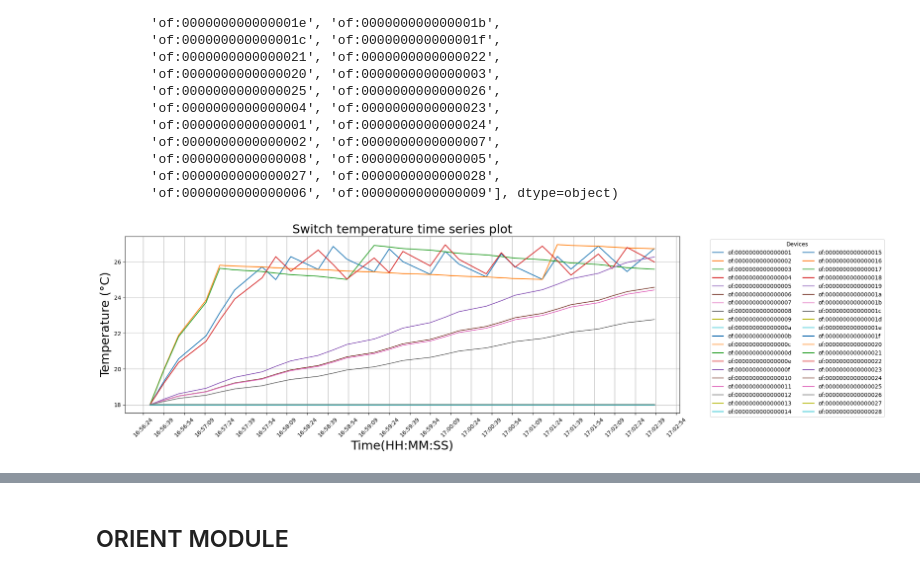
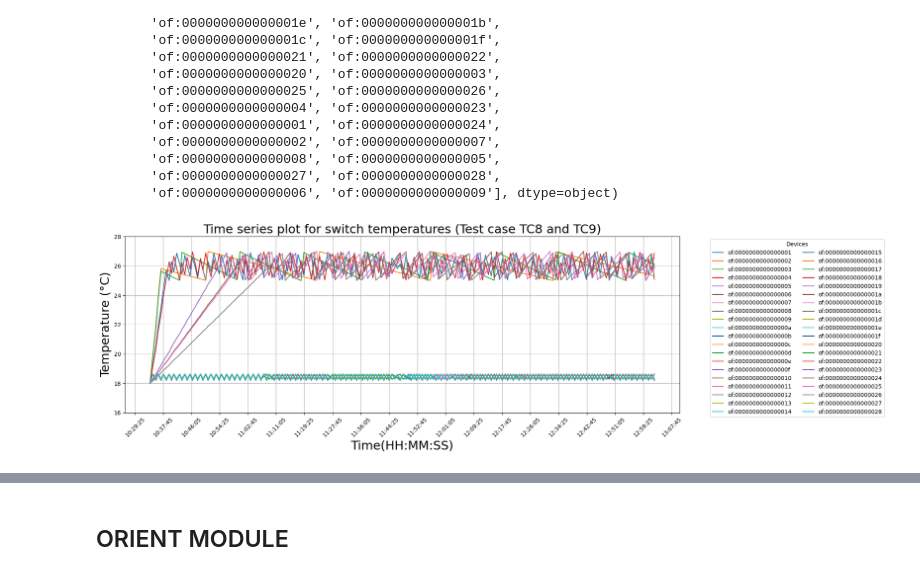
Before and after one commit to PinaPhD/A-threshold-triggered-DQN-self-healing-framework, a Jupyter notebook: Data/Summary.ipynb, the cells around one changed output, grey strips where cells are left out. Cells and saved outputs as stored; diff of their text form; code cells hidden in the pictures.

```diff
--- a/Data/Summary.ipynb
+++ b/Data/Summary.ipynb
@@ -413,37 +427,40 @@ array(['of:000000000000000c', 'of:000000000000000d',
        'of:0000000000000006', 'of:0000000000000009'], dtype=object)
 # %%
 # Load the cleaned dataset
-file_path = 'switch_temp_Wednesday.csv'  # Update this with the correct path to your cleaned file
+file_path = 'switch_temp_Thursday.csv'  # Update this with the correct path to your cleaned file
 data_cleaned = pd.read_csv(file_path)
 
 # Convert the 'timestamp' to datetime for proper time-based analysis
 data_cleaned['timestamp'] = pd.to_datetime(data_cleaned['timestamp'])
 
 # Set the 'timestamp' as the index for easier plotting
 data_cleaned.set_index('timestamp', inplace=True)
 
 # Plot the cleaned data with xticks every 15 seconds and a figure size of 20x6
 plt.figure(figsize=(20, 6))
 
 # Group by device and plot each device's temperature over time
 for device, group in data_cleaned.groupby('device'):
     plt.plot(group.index, group['temperature'], label=device)
 
 # Set xticks to every 15 seconds
-plt.gca().xaxis.set_major_locator(mdates.SecondLocator(interval=15))  # Show xticks every 15 seconds
+plt.gca().xaxis.set_major_locator(mdates.SecondLocator(interval=500))  # Show xticks every 15 seconds
 plt.gca().xaxis.set_major_formatter(mdates.DateFormatter('%H:%M:%S'))  # Format as Hour:Minute:Second
 
 # Add labels and title
 plt.xlabel('Time(HH:MM:SS)', fontsize=22)
 plt.ylabel('Temperature (°C)', fontsize=22)
-plt.title('Switch temperature time series plot', fontsize=22)
+plt.title('Time series plot for switch temperatures (Test case TC8 and TC9)', fontsize=22)
 
 # Improve the legend by splitting into columns
 plt.legend(title="Devices", bbox_to_anchor=(1.05, 1), loc='upper left', ncol=2)
 plt.xticks(rotation=45)
 plt.tight_layout()
+
+plt.ylim([16,28])  #Adjusting the y axis to zoom in the plots a bit more
+#plt.xlim([0,None])   #Adjusting the x axis to start from 0
 plt.grid()
 # Show the plot
 plt.show()
 # %% [output]
-[figure, old version]
+[figure, new version]
```
Also changed, not shown: parts of 12 cells of this notebook, 16 other files.
